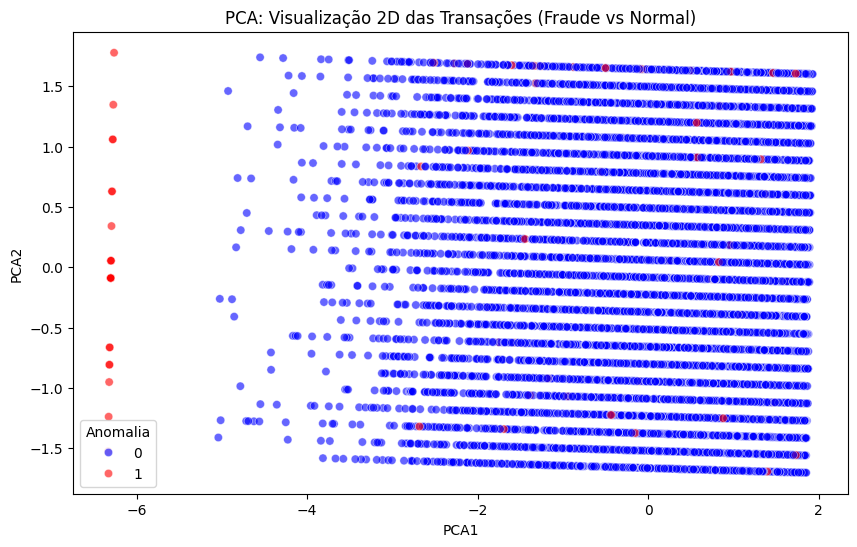
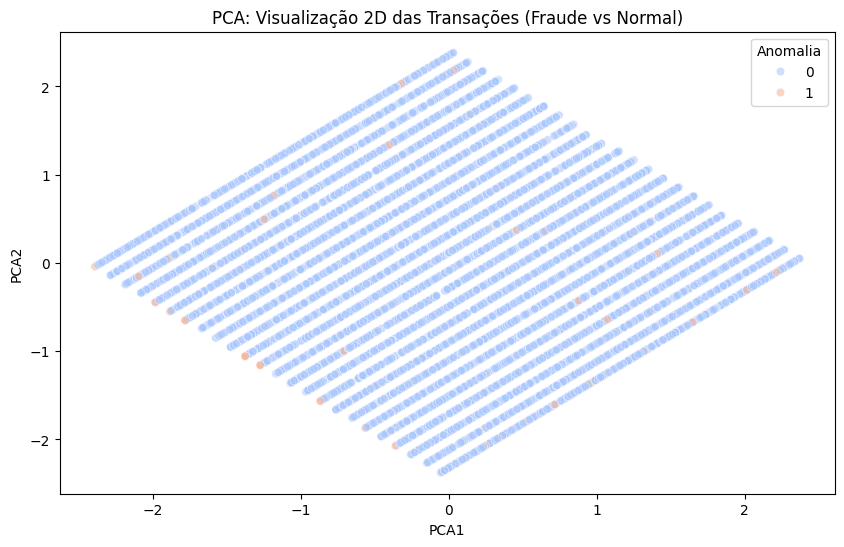
Code edit (unified diff) that turned the first committed figure into the second:
--- before
+++ after
@@ -1,5 +1,8 @@
-# 2. PCA (Redução para 2 dimensões para podermos visualizar)
-# Pegamos nas variáveis que já normalizaste na Etapa 1
-features_pca = ['Valor_std', 'Valor_Log_std', 'Hora_std'] 
+# Aplicar a padronização em Valor e Hora
+scaler = StandardScaler()
+df[['Valor_std', 'Hora_std']] = scaler.fit_transform(df[['Valor', 'Hora']])
+
+# PCA (Redução para 2 dimensões usando apenas as duas variáveis tratadas)
+features_pca = ['Valor_std', 'Hora_std'] 
 
 pca = PCA(n_components=2)
@@ -11,5 +14,5 @@
 # Gráfico do PCA
 plt.figure(figsize=(10, 6))
-sns.scatterplot(data=df, x='PCA1', y='PCA2', hue='Anomalia', palette={0: 'blue', 1: 'red'}, alpha=0.6)
+sns.scatterplot(data=df, x='PCA1', y='PCA2', hue='Anomalia', palette='coolwarm', alpha=0.6)
 plt.title('PCA: Visualização 2D das Transações (Fraude vs Normal)')
 plt.show()

Commit: feat: conclusão etapa 3 e 4